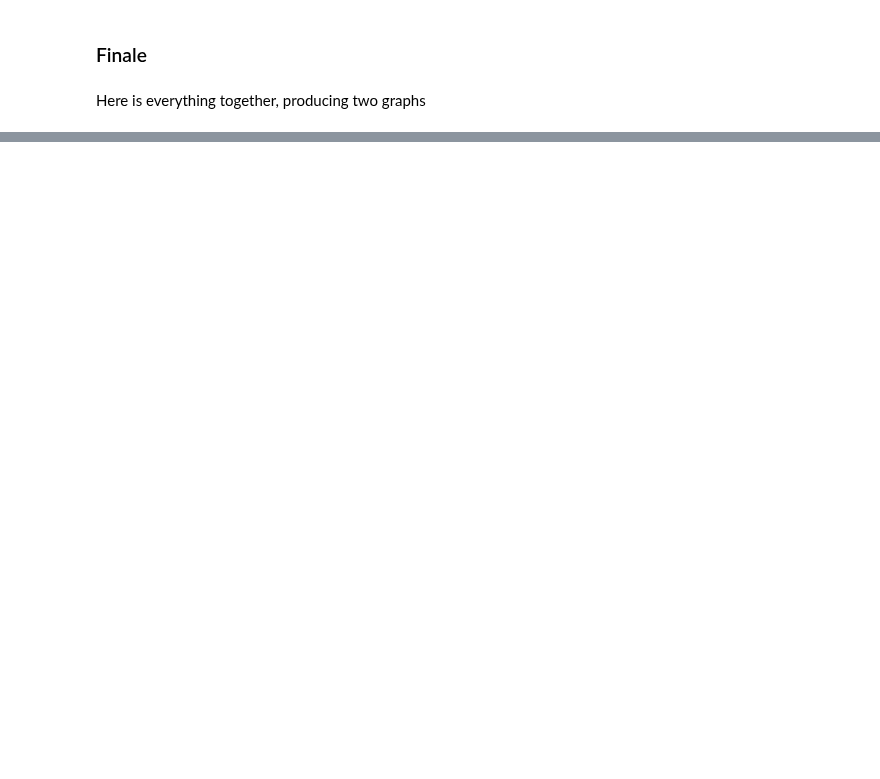
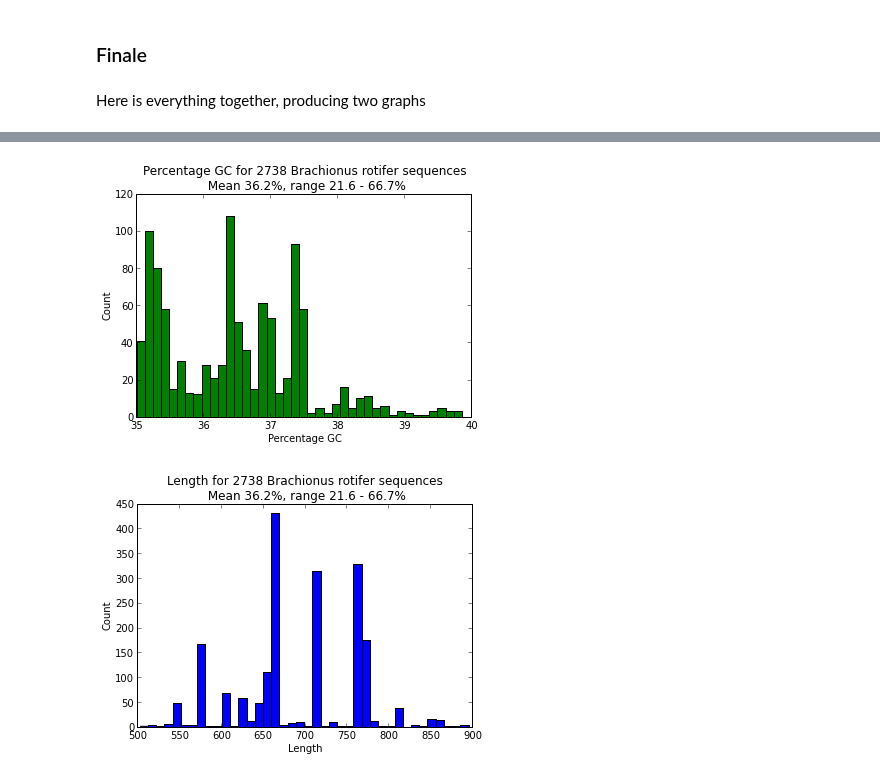
Before and after one commit to HullUni-bioinformatics/ReproPhylo, a Jupyter notebook: SeqLength_EDA.ipynb, the cells around one changed output, grey strips where cells are left out. Saved outputs shown, nothing was run; the diff lists cells and outputs as text; code cells hidden in the pictures; blank space fills up the shorter version.

```diff
--- a/SeqLength_EDA.ipynb
+++ b/SeqLength_EDA.ipynb
@@ -100,0 +84,26 @@ print len_subset
+# %%
+# Extract a subset of sequences as follows
+
+# Set the range of GC values to extract
+gc_subset = [val for val in gc_values if val >= 35 and val <= 40]
+
+# Plot a histogram of extracted %GC range
+hist(gc_subset, bins=40, color='green')
+title("Percentage GC for %i Brachionus rotifer sequences\n Mean %0.1f%%, range %0.1f - %0.1f%%" % (len(gc_values), mean(gc_values), min(gc_values), max(gc_values)))
+xlabel("Percentage GC")
+ylabel("Count")
+show()
+
+# Set the range length values to extract
+len_subset = [val for val in sizes if val >= 500 and val <= 900]
+#print len_subset
+
+# Plot a histogram of extracted length range
+hist(len_subset, bins=40, color='blue')
+title("Length for %i Brachionus rotifer sequences\n Mean %0.1f%%, range %0.1f - %0.1f%%" % (len(gc_values), mean(gc_values), min(gc_values), max(gc_values)))
+xlabel("Length")
+ylabel("Count")
+show()
+# %% [output]
+[figure, added]
+[figure, added]
```
Also changed, not shown: parts of 8 cells of this notebook.
